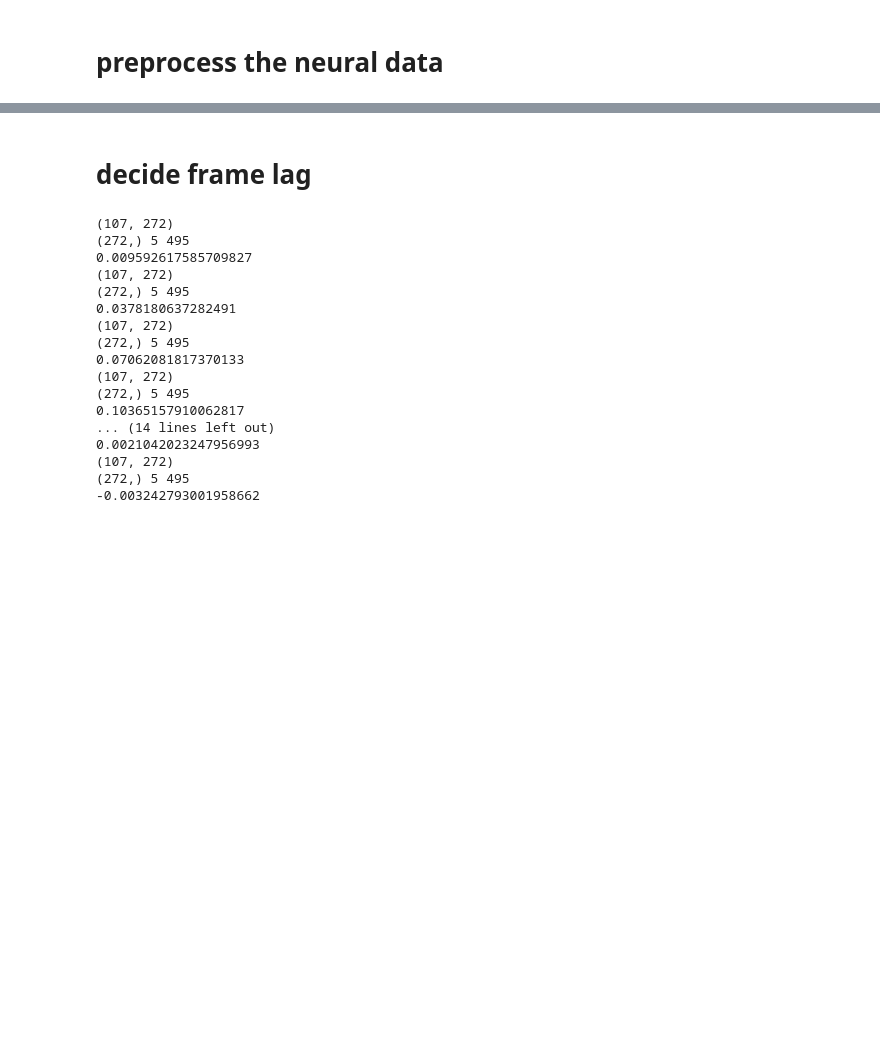
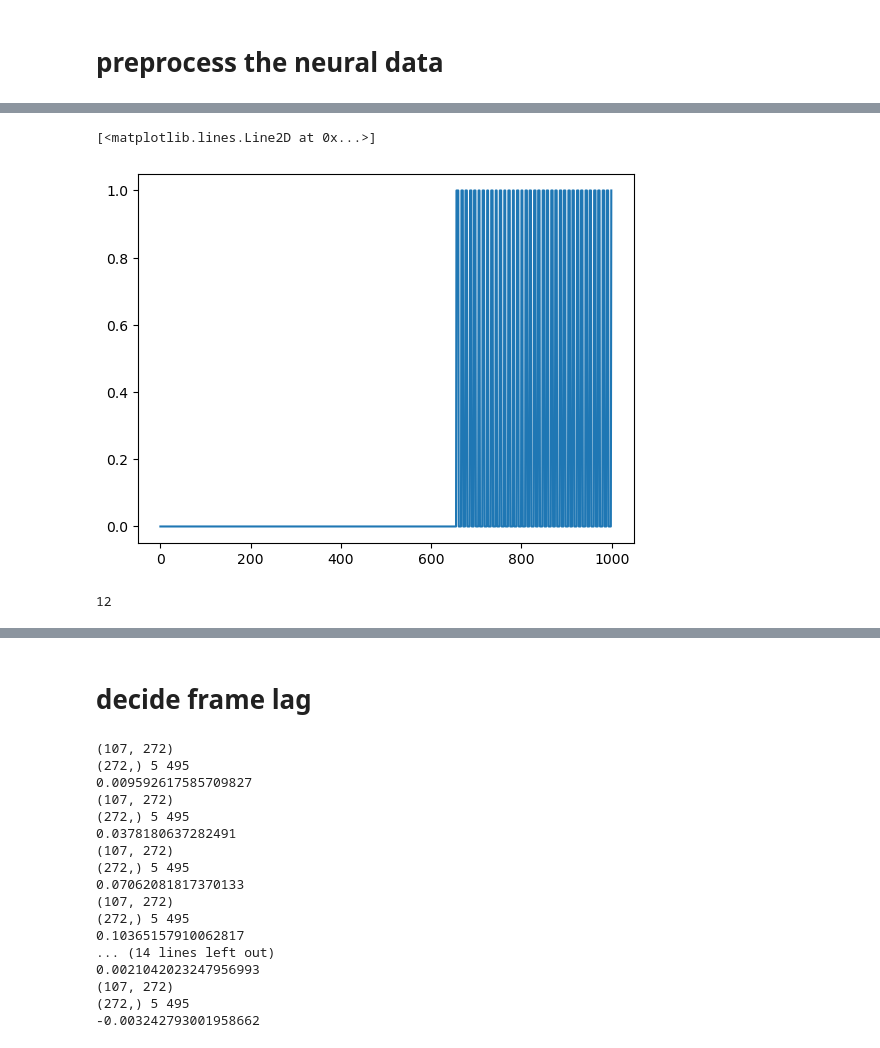
Before and after one commit to dufengtong/SuperiorColliculus, a Jupyter notebook: notebooks/load_sc_data.ipynb, the cells around one changed output, grey strips where cells are left out. Cells and saved outputs as stored; diff of their text form; code cells hidden in the pictures; blank space fills up the shorter version.

```diff
--- a/notebooks/load_sc_data.ipynb
+++ b/notebooks/load_sc_data.ipynb
@@ -14,14 +28,14 @@ for filename in filenames:
     if '.npy' not in filename:
         continue
     if filename == 'natural.fileNames.npy':
-        data = np.load(data_dir + filename)
-        print(filename, data.shape)
+        dat = np.load(data_dir + filename)
+        print(filename, dat.shape)
     elif filename in ['imgs_cut.npy', 'natural.fileIndex.npy']:
-        data = np.load(data_dir + filename, allow_pickle=True)
-        print(filename, data.shape)
+        dat = np.load(data_dir + filename, allow_pickle=True)
+        print(filename, dat.shape)
     else:
-        data = np.load(data_dir + filename, allow_pickle=True)
-        print(filename, data.shape, data.min(), data.max())
+        dat = np.load(data_dir + filename, allow_pickle=True)
+        print(filename, dat.shape, dat.min(), dat.max())
 # %% [output]
 rois.id.npy (23,) 0 81
 calcium.timestamps.npy (72755, 1) nan nan
@@ -147,0 +196,9 @@ print(spks.shape, spks.min(), spks.max())
+# %%
+plt.plot(trial_flag[1000:2000])
+# %% [output]
+[<matplotlib.lines.Line2D at 0x...>]
+[figure, added]
+# %%
+np.argsort(test_fev)[0]
+# %% [output]
+12
```
Also changed, not shown: parts of 22 cells of this notebook, 4 other files.
